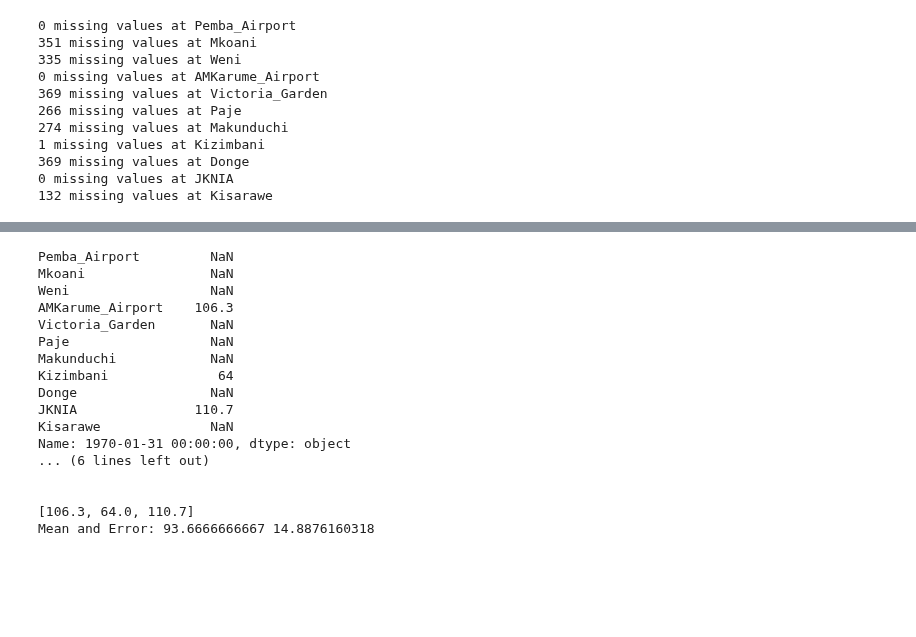
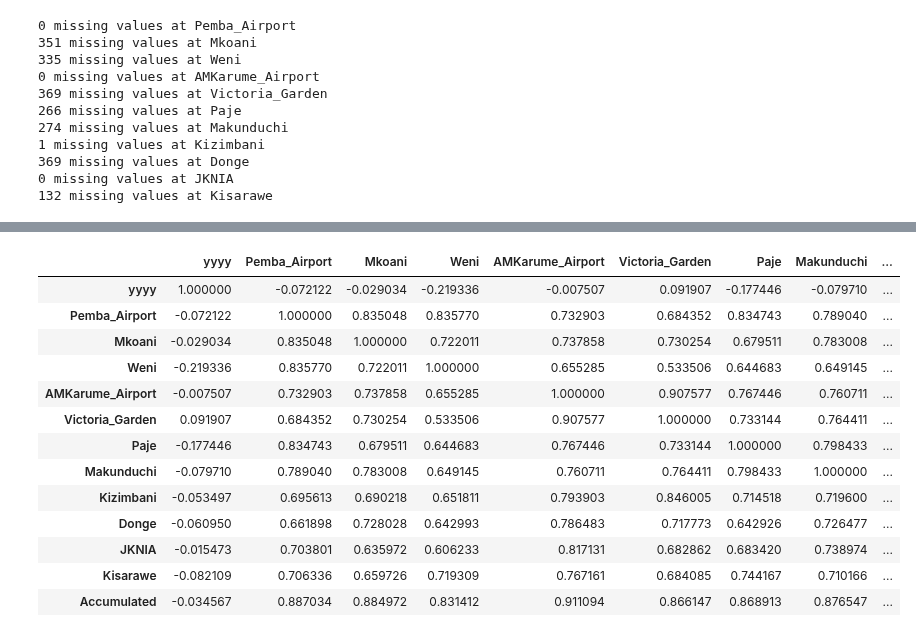
Before and after one commit to benlaken/Nbks, a Jupyter notebook: Precipitation_Tanzania.ipynb, the cells around one changed output, grey strips where cells are left out. Drawn from its saved outputs; the diff is of its cells as text; code cells hidden in the pictures; blank space fills up the shorter version.

```diff
--- a/Precipitation_Tanzania.ipynb
+++ b/Precipitation_Tanzania.ipynb
@@ -53,3 +122,21 @@ Object `print` not found.
+# %%
+
+tnz_dat.corr(method='pearson')
+# %% [output]
+|  | yyyy | Pemba_Airport | Mkoani | Weni | AMKarume_Airport | Victoria_Garden | Paje | Makunduchi | ... |
+| yyyy | 1.000000 | -0.072122 | -0.029034 | -0.219336 | -0.007507 | 0.091907 | -0.177446 | -0.079710 | ... |
+| Pemba_Airport | -0.072122 | 1.000000 | 0.835048 | 0.835770 | 0.732903 | 0.684352 | 0.834743 | 0.789040 | ... |
+| Mkoani | -0.029034 | 0.835048 | 1.000000 | 0.722011 | 0.737858 | 0.730254 | 0.679511 | 0.783008 | ... |
+| Weni | -0.219336 | 0.835770 | 0.722011 | 1.000000 | 0.655285 | 0.533506 | 0.644683 | 0.649145 | ... |
+| AMKarume_Airport | -0.007507 | 0.732903 | 0.737858 | 0.655285 | 1.000000 | 0.907577 | 0.767446 | 0.760711 | ... |
+| Victoria_Garden | 0.091907 | 0.684352 | 0.730254 | 0.533506 | 0.907577 | 1.000000 | 0.733144 | 0.764411 | ... |
+| Paje | -0.177446 | 0.834743 | 0.679511 | 0.644683 | 0.767446 | 0.733144 | 1.000000 | 0.798433 | ... |
+| Makunduchi | -0.079710 | 0.789040 | 0.783008 | 0.649145 | 0.760711 | 0.764411 | 0.798433 | 1.000000 | ... |
+| Kizimbani | -0.053497 | 0.695613 | 0.690218 | 0.651811 | 0.793903 | 0.846005 | 0.714518 | 0.719600 | ... |
+| Donge | -0.060950 | 0.661898 | 0.728028 | 0.642993 | 0.786483 | 0.717773 | 0.642926 | 0.726477 | ... |
+| JKNIA | -0.015473 | 0.703801 | 0.635972 | 0.606233 | 0.817131 | 0.682862 | 0.683420 | 0.738974 | ... |
+| Kisarawe | -0.082109 | 0.706336 | 0.659726 | 0.719309 | 0.767161 | 0.684085 | 0.744167 | 0.710166 | ... |
+| Accumulated | -0.034567 | 0.887034 | 0.884972 | 0.831412 | 0.911094 | 0.866147 | 0.868913 | 0.876547 | ... |
 # %%
 # Several diffrent methods of calling poistions in the dataframe (by known dates, or by index positions)
 #pd.groupby(b,by=[b.index.month,b.index.year])
@@ -63,35 +150,33 @@ Object `print` not found.
 #for n in sites:
 #    print tnz_dat.loc[tnz_dat.index[0],n],'   ', n
 
-print '\n'
-print tnz_dat.loc[tnz_dat.index[0],sites[:]]
-print '\n'
-tst = np.where(tnz_dat.loc[tnz_dat.index[0],sites[:]] >= 0.0)
-print 'For',tnz_dat.index[0].date(),
-print "got data at %i sites:"%len(tst[0])
-csum = []
-for n in tst[0]:
-    csum.append(tnz_dat.loc[tnz_dat.index[0],sites[n]])
-    print sites[n],tnz_dat.loc[tnz_dat.index[0],sites[n]]
-print '\n'
-print csum
-print 'Mean and Error:',np.average(csum),
-print np.std(csum)/np.sqrt(len(csum) -1)
+#print '\n'
+#print tnz_dat.loc[tnz_dat.index[0],sites[:]]
+#print '\n'
+#tst = np.where(tnz_dat.loc[tnz_dat.index[0],sites[:]] >= 0.0)
+#print 'For',tnz_dat.index[0].date(),
+#print "got data at %i sites:"%len(tst[0])
+#csum = []
+#for n in tst[0]:
+#    csum.append(tnz_dat.loc[tnz_dat.index[0],sites[n]])
+#    print sites[n],tnz_dat.loc[tnz_dat.index[0],sites[n]]
+#print '\n'
+#print csum
+#print 'Mean and Error:',np.average(csum),
+#print np.std(csum)/np.sqrt(len(csum) -1)#
+
+#print 'For',tnz_dat.index[0].date(),
+#print "got data at %i sites:"%len(tst[0])
+
+#csum = []
+#for n in tst[0]:
+#    csum.append(tnz_dat.loc[tnz_dat.index[0],sites[n]])
+#    print sites[n],tnz_dat.loc[tnz_dat.index[0],sites[n]]
+#print '\n'
+#print csum
+#print 'Mean and Error:',np.average(csum),
+#print np.std(csum)/np.sqrt(len(csum) -1)
+#print good_pos[500][0]
+#qcsum = [tnz_dat.loc[tnz_dat.index[1],sites[n]] for n in good_pos[0][0]]
+#qmean = np.mean(qcsum)
+#qsem = np.std(qcsum)/np.sqrt(len(qcsum) -1)
-# %% [output]
-Pemba_Airport         NaN
-Mkoani                NaN
-Weni                  NaN
-AMKarume_Airport    106.3
-Victoria_Garden       NaN
-Paje                  NaN
-Makunduchi            NaN
-Kizimbani              64
-Donge                 NaN
-JKNIA               110.7
-Kisarawe              NaN
-Name: 1970-01-31 00:00:00, dtype: object
-... (6 lines left out)
-
-
-[106.3, 64.0, 110.7]
-Mean and Error: 93.6666666667 14.8876160318
```
Also changed, not shown: parts of 14 cells of this notebook.
